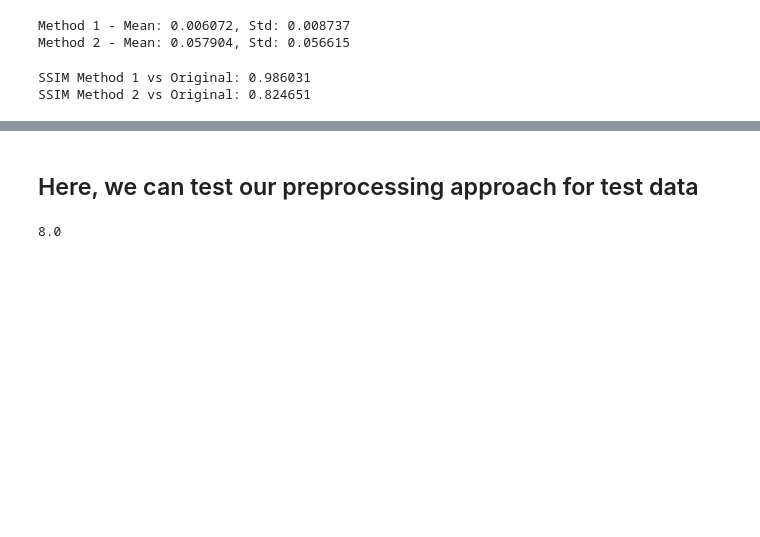
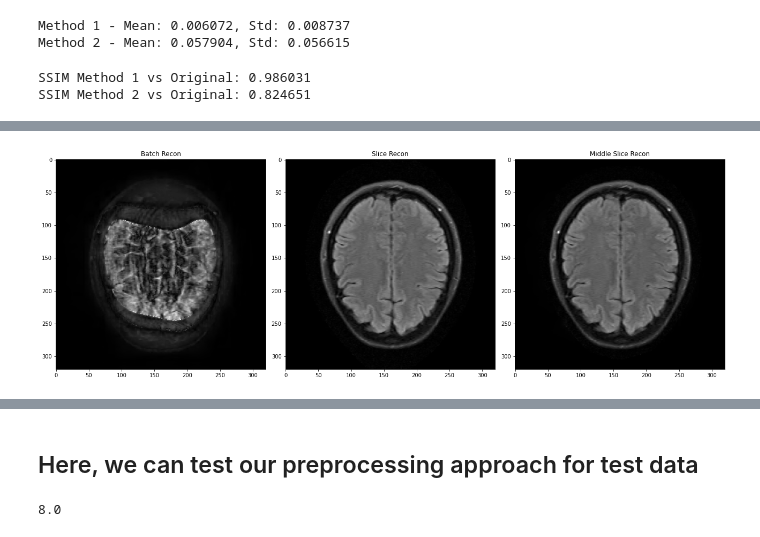
Before and after one commit to AlexSlock/fastMRI-hybrid-modelling, a Jupyter notebook: CSUNet/PreprocessingCode/preprocessing_tests.ipynb, the cells around one changed output, grey strips where cells are left out. Saved outputs shown, nothing was run; the diff lists cells and outputs as text; code cells hidden in the pictures; blank space fills up the shorter version.

```diff
--- a/CSUNet/PreprocessingCode/preprocessing_tests.ipynb
+++ b/CSUNet/PreprocessingCode/preprocessing_tests.ipynb
@@ -930,0 +940,7 @@ SSIM Method 2 vs Original: 0.824651
+# %%
+# Get k-space
+from fastmri.data import transforms as T
+
+kspace = hf['kspace'][()]
+print("Shape of the raw kspace: ", str(np.shape(kspace)))
+print("Datatype of the raw kspace: ", str(type(kspace)))
@@ -930,0 +2328,18 @@ SSIM Method 2 vs Original: 0.824651
+# %%
+number_slice = 5
+# Plot all three methods for comparison
+fig, axs = plt.subplots(1, 3, figsize=(18, 6))
+titles = ["Batch Recon", "Slice Recon", "Middle Slice Recon"]
+
+axs[0].imshow(recon_batch_processed[number_slice], cmap='gray')
+axs[0].set_title(titles[0])
+
+axs[1].imshow(recon_slice_processed[number_slice], cmap='gray')
+axs[1].set_title(titles[1])
+
+axs[2].imshow(recon_middle_S_processed[number_slice], cmap='gray')
+axs[2].set_title(titles[2])
+plt.tight_layout()
+plt.show()
+# %% [output]
+[figure, added]
```
Also changed, not shown: parts of 48 cells of this notebook.
